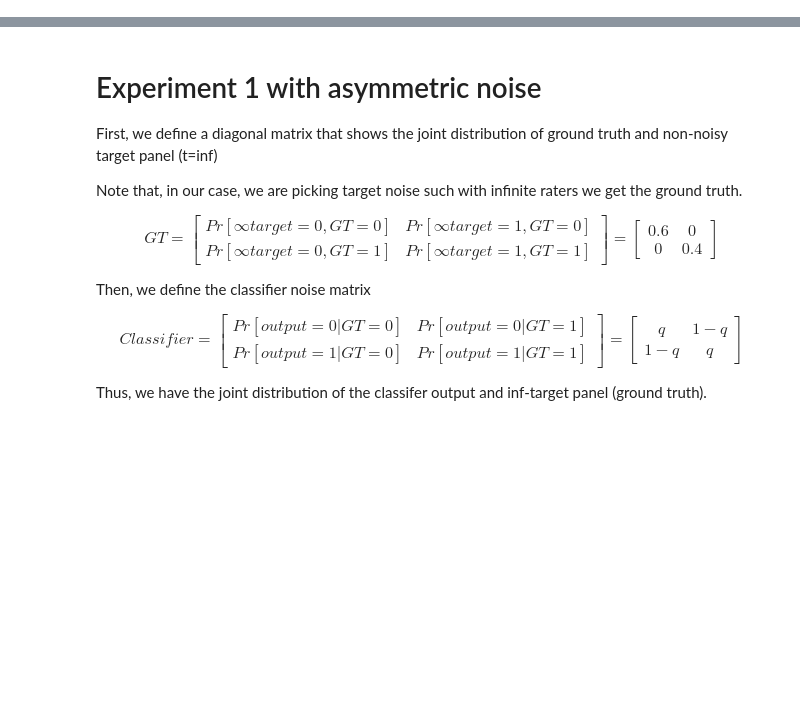
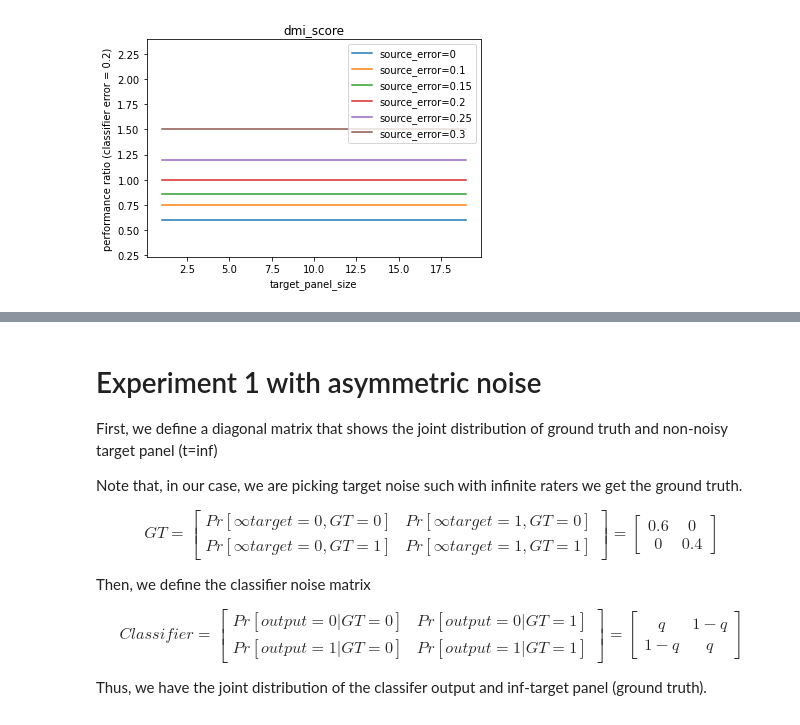
Before and after one commit to presnick/surveyequivalence, a Jupyter notebook: simulations/experiment_notebook.ipynb, the cells around one changed output, grey strips where cells are left out. Drawn from its saved outputs; the diff is of its cells as text; code cells hidden in the pictures; blank space fills up the shorter version.

```diff
--- a/simulations/experiment_notebook.ipynb
+++ b/simulations/experiment_notebook.ipynb
@@ -330,0 +284,79 @@ Test for calc_p True
+# %%
+'''
+Main code for experiment 1, version 2
+'''
+
+GT = np.array([[0.6,0.],[0.,0.4]])
+
+target_error = 0.4
+target_panel_sizes = [1,3,5,7,9,11,13,15,17,19]
+source_error = [0,0.1,0.15,0.2,0.25,0.3]
+q = 0.8
+
+classifier = np.array([[q,1-q],[1-q,q]])
+joint = np.dot(classifier,GT)
+
+fig_dmi = plt.figure().add_subplot()
+fig_smi = plt.figure().add_subplot()
+fig_acc = plt.figure().add_subplot()
+
+y_lim_max = 0
+y_lim_min = 100
+
+for s in source_error:
+
+    source_panel = np.dot(np.array([[1-s,s],[s,1-s]]),GT)
+    dmi_score = []
+    smi_score = []
+    acc_score = []
+    for t in target_panel_sizes:
+
+        p = calc_panel_noise (t_error = target_error,t_size = t)
+
+        noise = np.array([[p,1-p],[1-p,p]])
+
+        u = np.dot(joint,noise)
+        v = np.dot(source_panel,noise)
+
+        dmi_score.append(dmi(u)/dmi(v))
+        smi_score.append(smi(u)/smi(v))
+        acc_score.append(acc(u)/acc(v))
+
+
+    y_lim_max = np.max([y_lim_max,np.max(dmi_score),np.max(smi_score),np.max(acc_score)])
+    y_lim_min = np.min([y_lim_min,np.min(dmi_score),np.min(smi_score),np.min(acc_score)])
+
+    print('source_error = '+str(s))
+    print('dmi_score : difference between performance ratio is ',np.max(dmi_score)-np.min(dmi_score))
+    print('smi_score : difference between performance ratio is ',np.max(smi_score)-np.min(smi_score))
+    print('agreement_score : difference between performance ratio is ',np.max(acc_score)-np.min(acc_score))
+    print()
+
+    fig_dmi.plot(target_panel_sizes,dmi_score,label = 'source_error='+str(s))
+    fig_smi.plot(target_panel_sizes,smi_score,label = 'source_error='+str(s))
+    fig_acc.plot(target_panel_sizes,acc_score,label = 'source_error='+str(s))
+
+fig_dmi.legend()
+fig_dmi.set_xlabel('target_panel_size')
+fig_dmi.set_ylabel('performance ratio (classifier error = 0.2)')
+fig_dmi.set_title('dmi_score')
+
+fig_smi.legend()
+fig_smi.set_xlabel('target_panel_size')
+fig_smi.set_ylabel('performance ratio (classifier error = 0.2)')
+fig_smi.set_title('smi_score')
+
+fig_acc.legend()
+fig_acc.set_xlabel('target_panel_size')
+fig_acc.set_ylabel('performance ratio (classifier error = 0.2)')
+fig_acc.set_title('agreement_score')
+
+y_lim_max += 0.1
+y_lim_min -= 0.1
+
+fig_dmi.set_ylim(y_lim_min,y_lim_max)
+fig_smi.set_ylim(y_lim_min,y_lim_max)
+fig_acc.set_ylim(y_lim_min,y_lim_max)
+
+plt.show()
+# %% [output]
@@ -330,0 +380 @@ Test for calc_p True
+[figure, added]
```
Also changed, not shown: parts of 30 cells of this notebook.
